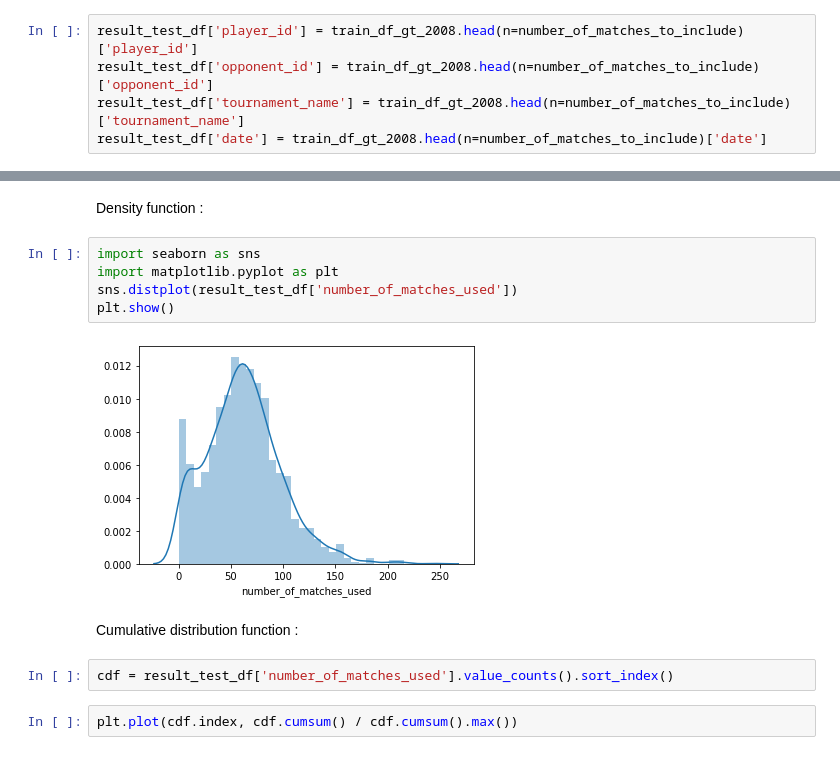
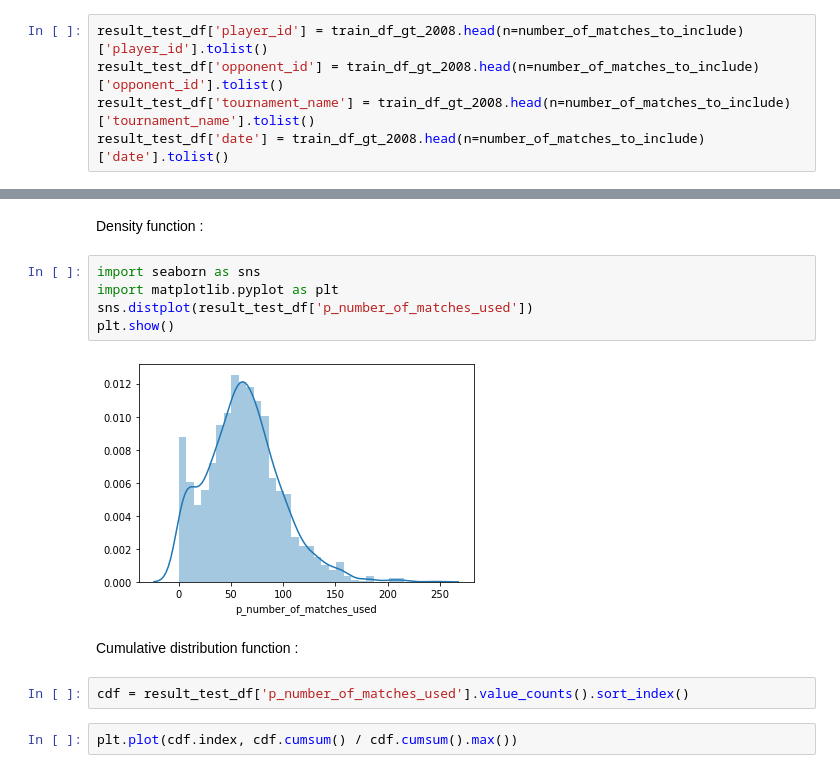
Before and after one commit to Thrynk/Tennis-prediction, a Jupyter notebook: big analysis/feature engineering/Historical averaging.ipynb, the cells around one changed output, grey strips where cells are left out. Cells and saved outputs as stored; diff of their text form.

```diff
--- a/big analysis/feature engineering/Historical averaging.ipynb
+++ b/big analysis/feature engineering/Historical averaging.ipynb
@@ -210,7 +356,7 @@ result_test_df = pd.DataFrame({'fs': fs_column, 'w1sp': w1sp_column, 'w2sp': w2s
 # %% [output]
 [interactive output not drawn]
 # %%
-result_test_df['player_id'] = train_df_gt_2008.head(n=number_of_matches_to_include)['player_id']
-result_test_df['opponent_id'] = train_df_gt_2008.head(n=number_of_matches_to_include)['opponent_id']
-result_test_df['tournament_name'] = train_df_gt_2008.head(n=number_of_matches_to_include)['tournament_name']
-result_test_df['date'] = train_df_gt_2008.head(n=number_of_matches_to_include)['date']
+result_test_df['player_id'] = train_df_gt_2008.head(n=number_of_matches_to_include)['player_id'].tolist()
+result_test_df['opponent_id'] = train_df_gt_2008.head(n=number_of_matches_to_include)['opponent_id'].tolist()
+result_test_df['tournament_name'] = train_df_gt_2008.head(n=number_of_matches_to_include)['tournament_name'].tolist()
+result_test_df['date'] = train_df_gt_2008.head(n=number_of_matches_to_include)['date'].tolist()
@@ -244,14 +424,14 @@ Density function :
 # %%
 import seaborn as sns
 import matplotlib.pyplot as plt
-sns.distplot(result_test_df['number_of_matches_used'])
+sns.distplot(result_test_df['p_number_of_matches_used'])
 plt.show()
 # %% [output]
-[figure, old version]
+[figure, new version]
 # %% [markdown]
 Cumulative distribution function :
 # %%
-cdf = result_test_df['number_of_matches_used'].value_counts().sort_index()
+cdf = result_test_df['p_number_of_matches_used'].value_counts().sort_index()
 # %%
 plt.plot(cdf.index, cdf.cumsum() / cdf.cumsum().max())
 # %% [output]
```
Also changed, not shown: parts of 10 cells of this notebook, 2 other files.
